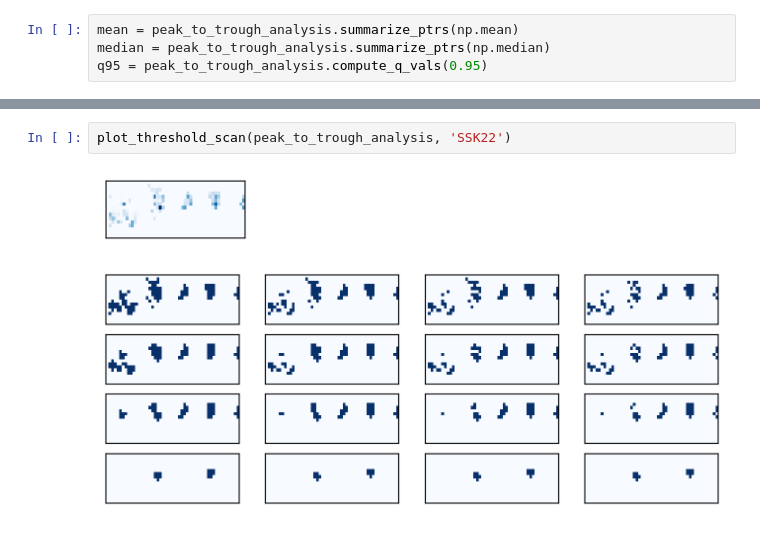
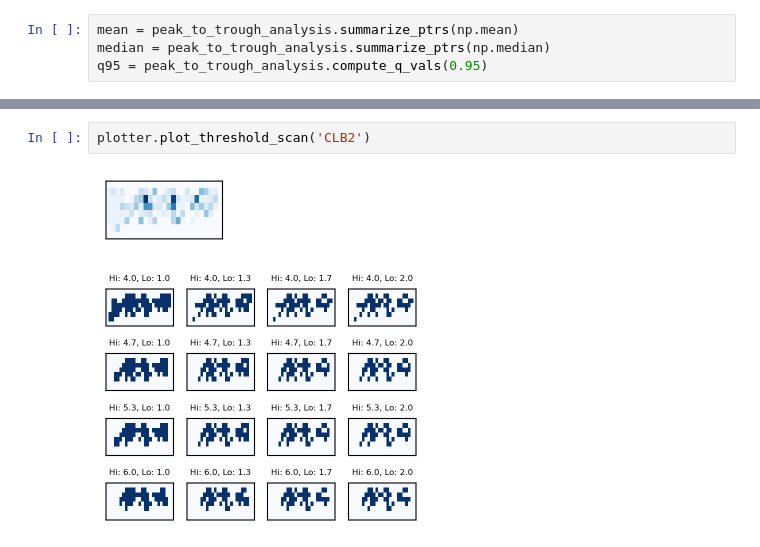
Before and after one commit to HarteminkLab/cell-cycle-deconv, a Jupyter notebook: 06_Chromatin_PTR_Analysis.ipynb, the cells around one changed output, grey strips where cells are left out. Cells and saved outputs as stored; diff of their text form.

```diff
--- a/06_Chromatin_PTR_Analysis.ipynb
+++ b/06_Chromatin_PTR_Analysis.ipynb
@@ -144,5 +55,5 @@ plot_threshold_scan(peak_to_trough_analysis, 'CLB2')
-# %%
-plot_threshold_scan(peak_to_trough_analysis, 'SSK22')
-# %% [output]
-[figure, removed]
-[figure, removed]
+# %%
+plotter.plot_threshold_scan('CLB2')
+# %% [output]
+[figure, added]
+[figure, added]
```
Also changed, not shown: parts of 29 cells of this notebook, 19 other files.
